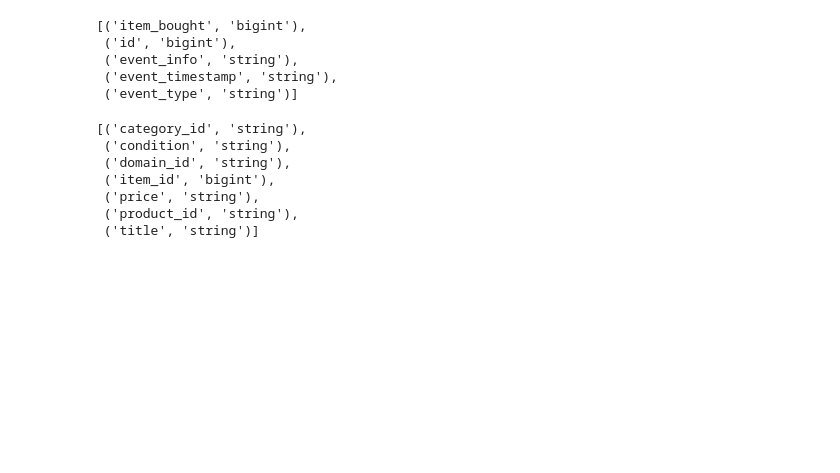
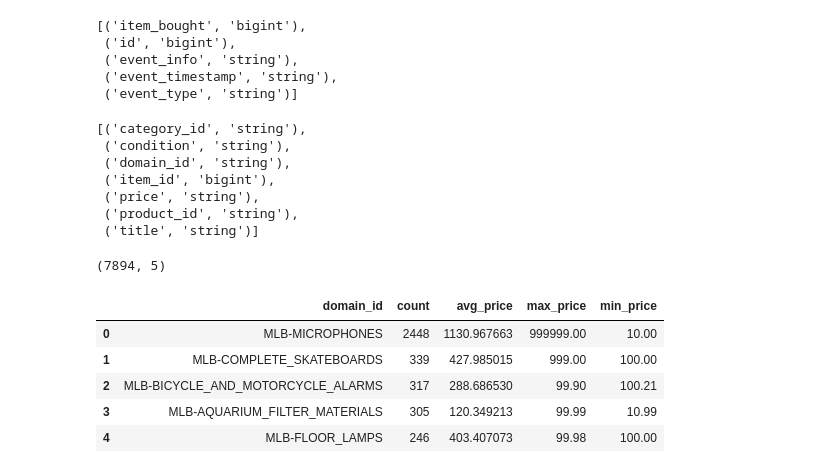
Before and after one commit to VictorOPreuss/MeLi-Data-Challenge-2020, a Jupyter notebook: MeLi_Data_Challenge_2020.ipynb, the cells around one changed output. Cells and saved outputs as stored; diff of their text form; code cells hidden in the pictures; blank space fills up the shorter version.

```diff
--- a/MeLi_Data_Challenge_2020.ipynb
+++ b/MeLi_Data_Challenge_2020.ipynb
@@ -441,3 +221,28 @@ item_data.dtypes
 item_data.createGlobalTempView("metadata")
 train_final.createGlobalTempView("train")
 test_final.createGlobalTempView("test")
+# %%
+domain_query = spark.sql("""
+
+SELECT
+  domain_id,
+  COUNT(*) AS count,
+  AVG(price) AS avg_price,
+  MAX(price) AS max_price,
+  MIN(price) AS min_price
+FROM global_temp.metadata
+GROUP BY domain_id
+SORT BY count DESC
+
+""").toPandas()
+# %%
+print(domain_query.shape)
+domain_query.head()
+# %% [output]
+(7894, 5)
+|  | domain_id | count | avg_price | max_price | min_price |
+| 0 | MLB-MICROPHONES | 2448 | 1130.967663 | 999999.00 | 10.00 |
+| 1 | MLB-COMPLETE_SKATEBOARDS | 339 | 427.985015 | 999.00 | 100.00 |
+| 2 | MLB-BICYCLE_AND_MOTORCYCLE_ALARMS | 317 | 288.686530 | 99.90 | 100.21 |
+| 3 | MLB-AQUARIUM_FILTER_MATERIALS | 305 | 120.349213 | 99.99 | 10.99 |
+| 4 | MLB-FLOOR_LAMPS | 246 | 403.407073 | 99.98 | 100.00 |
```
Also changed, not shown: parts of 14 cells of this notebook.
